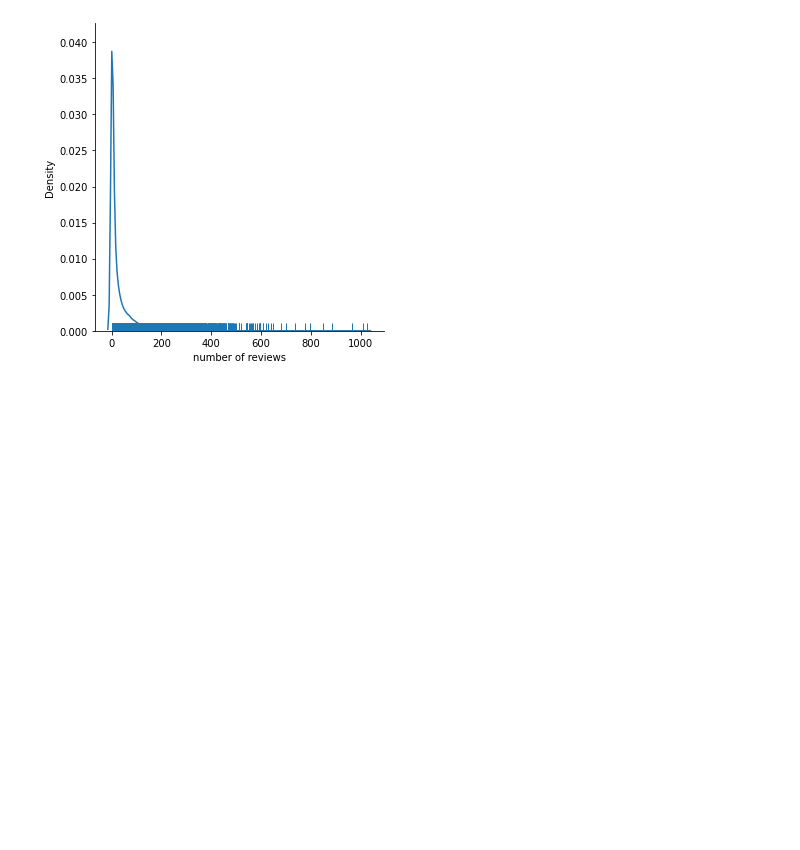
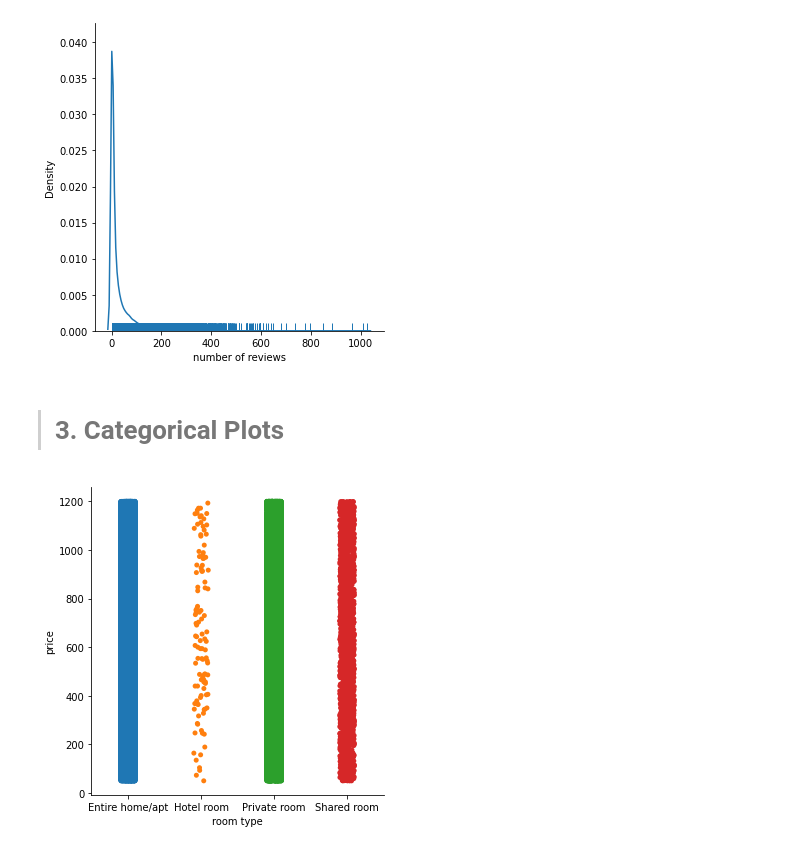
Before and after one commit to bhagich/BDA, a Jupyter notebook: airbnb-data-cleaning-visualization.ipynb, the cells around one changed output. Drawn from its saved outputs; the diff is of its cells as text; code cells hidden in the pictures; blank space fills up the shorter version.

Commit message:
Kaggle Notebook | AirBnB_Data_Cleaning_Visualization | Version 3

```diff
--- a/airbnb-data-cleaning-visualization.ipynb
+++ b/airbnb-data-cleaning-visualization.ipynb
@@ -370,3 +370,9 @@ sns.displot(kind="kde",data=airbnb, x='number of reviews');
 sns.rugplot(data=airbnb, x='number of reviews');
 # %% [output]
 [figure]
+# %% [markdown]
+> # **3. Categorical Plots**
+# %%
+sns.catplot(kind="strip",data=airbnb, x='room type', y='price');
+# %% [output]
+[figure, added]
```
Also changed, not shown: parts of 3 cells of this notebook.
